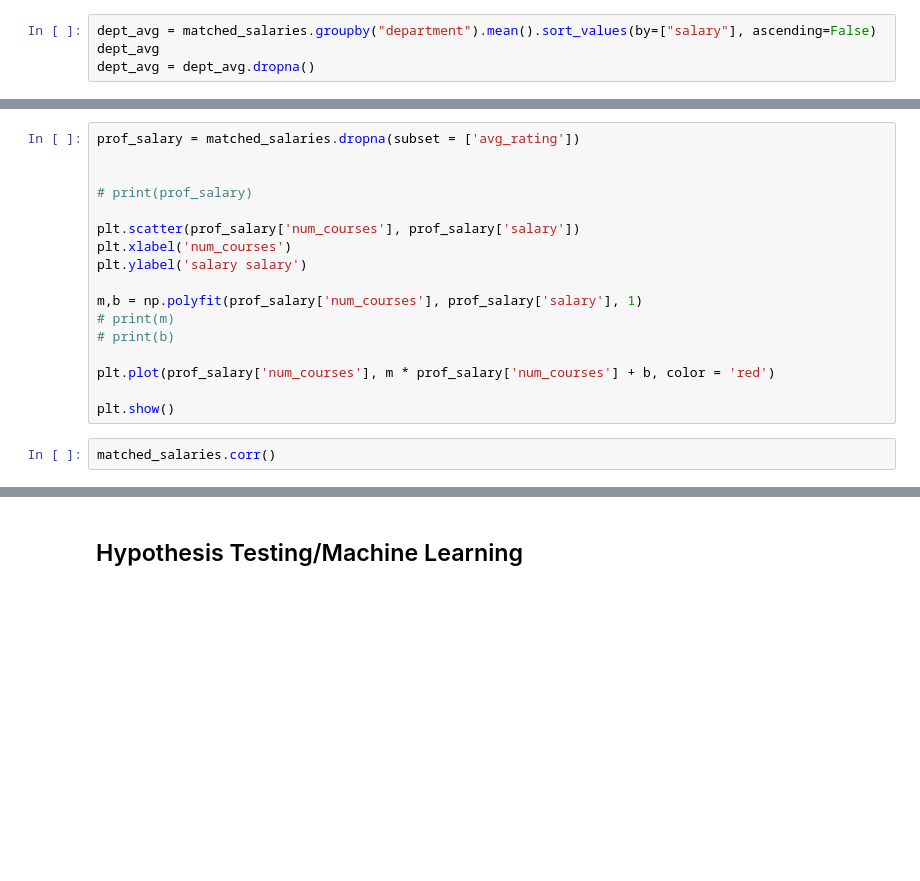
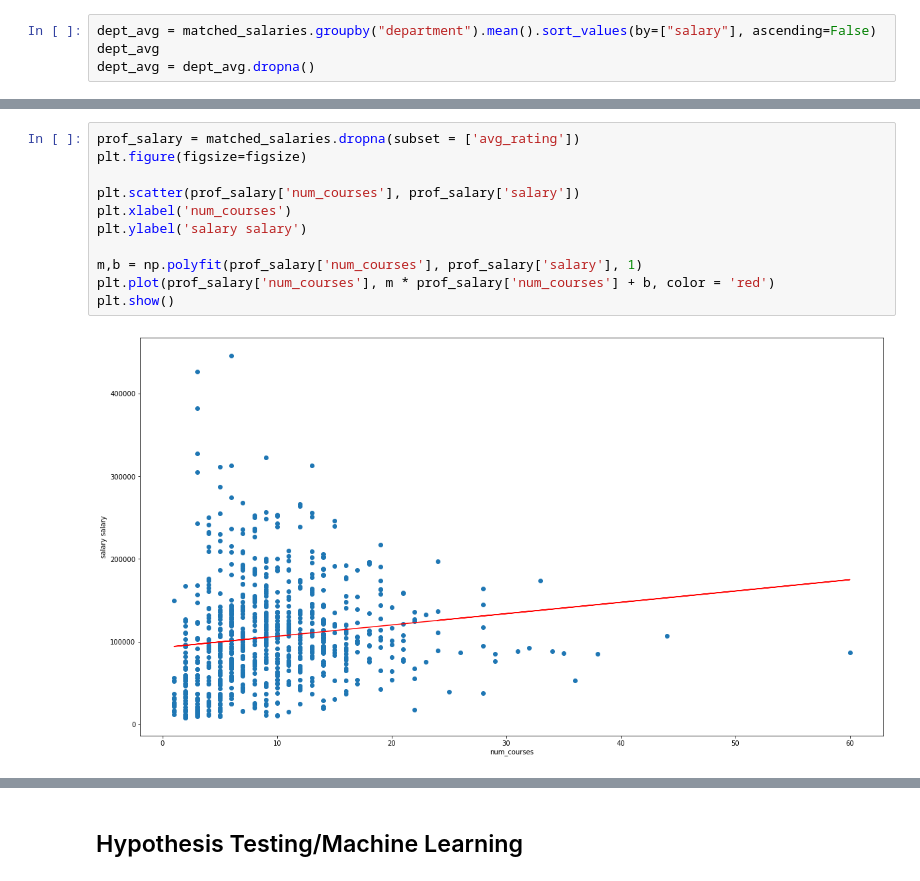
Before and after one commit to SeanHuang18/CMSC320-FINAL, a Jupyter notebook: salareis_test.ipynb, the cells around one changed output, grey strips where cells are left out. Cells and saved outputs as stored; diff of their text form; blank space fills up the shorter version.

```diff
--- a/salareis_test.ipynb
+++ b/salareis_test.ipynb
@@ -240,20 +253,14 @@ plt.show()
 # %%
 prof_salary = matched_salaries.dropna(subset = ['avg_rating'])
-
-
-# print(prof_salary)
+plt.figure(figsize=figsize)
 
 plt.scatter(prof_salary['num_courses'], prof_salary['salary'])
 plt.xlabel('num_courses')
 plt.ylabel('salary salary')
 
 m,b = np.polyfit(prof_salary['num_courses'], prof_salary['salary'], 1)
-# print(m)
-# print(b)
-
 plt.plot(prof_salary['num_courses'], m * prof_salary['num_courses'] + b, color = 'red')
-
 plt.show()
+# %% [output]
+[figure, added]
-# %%
-matched_salaries.corr()
 # %%
```
Also changed, not shown: parts of 37 cells of this notebook.
